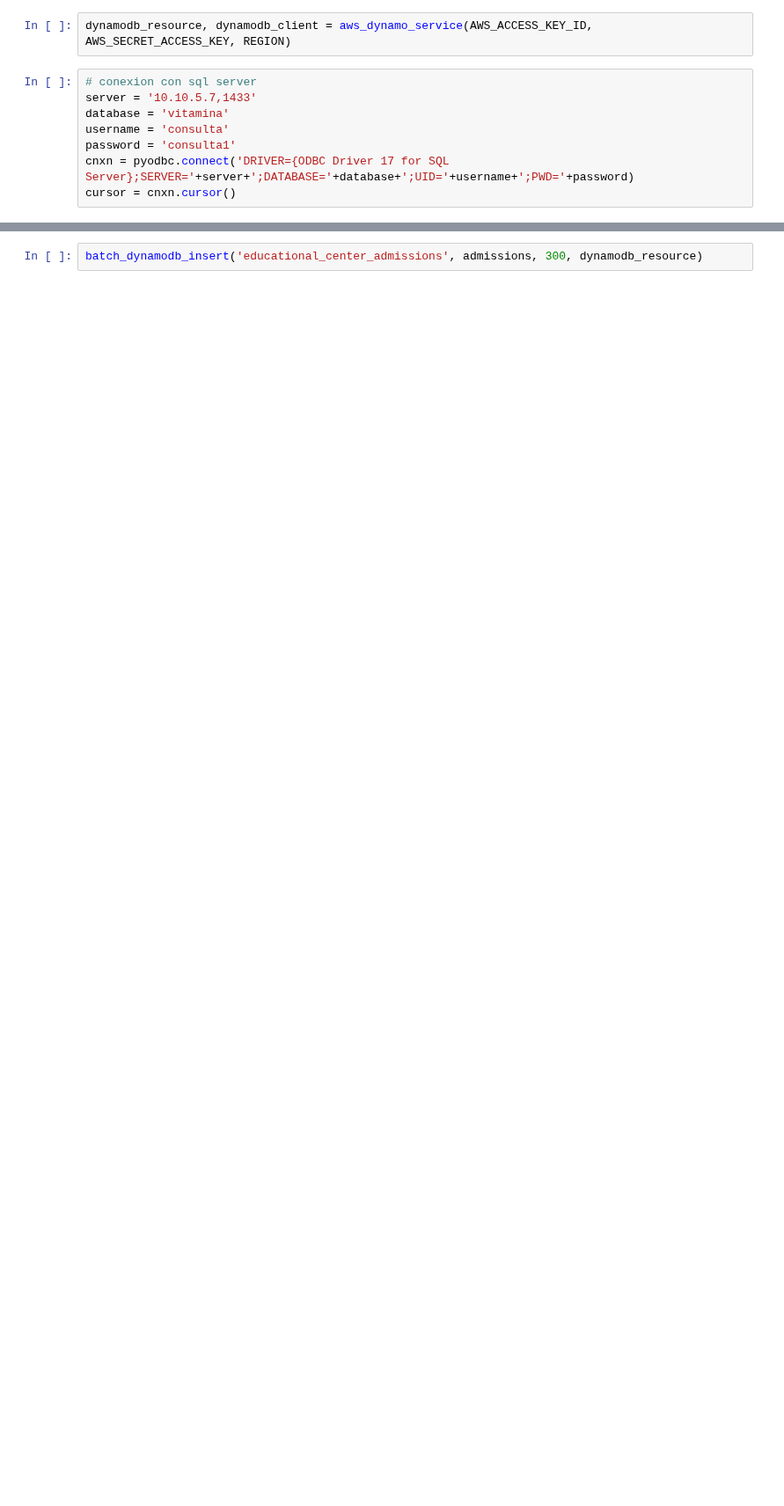
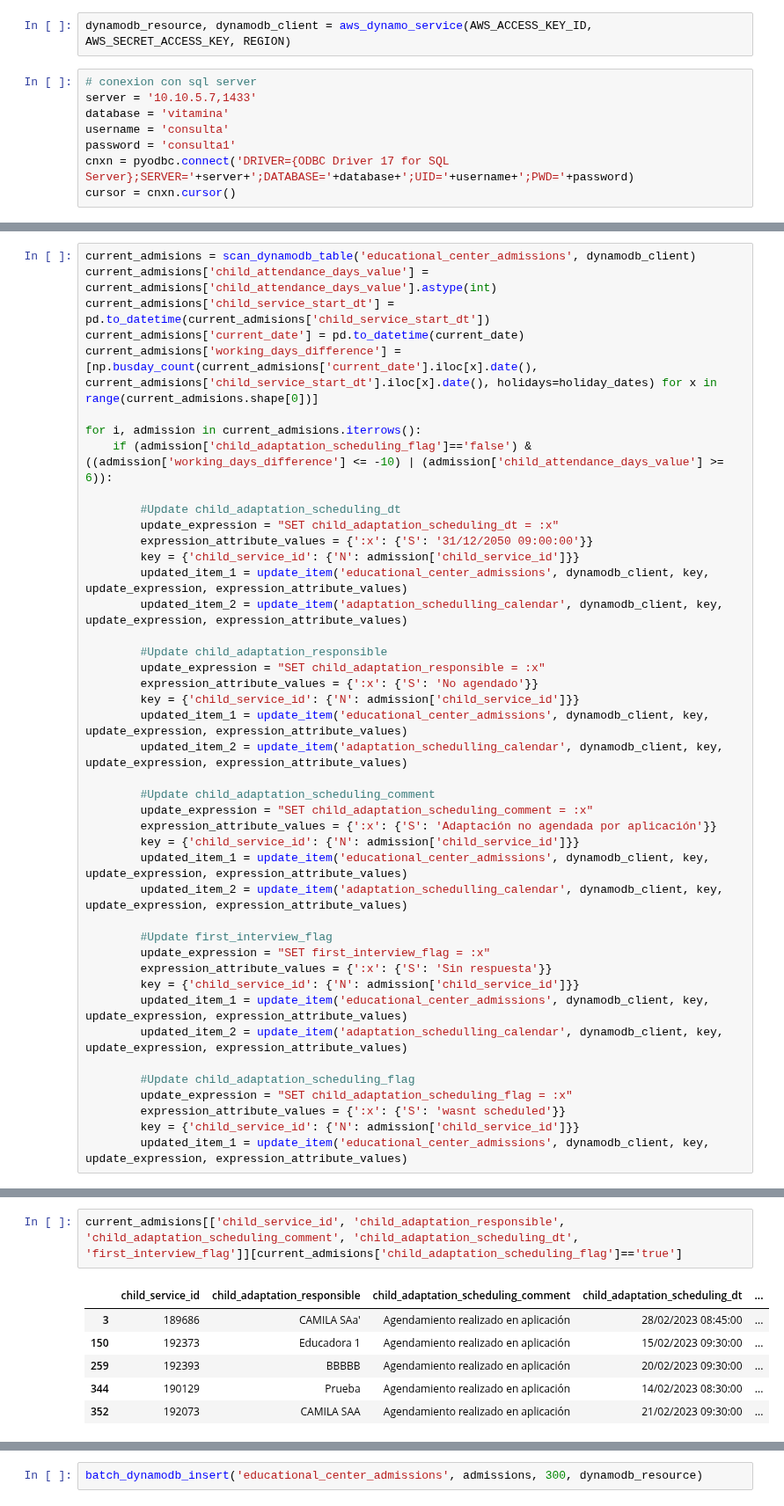
Before and after one commit to felipe-martin/mailchimp-automation, a Jupyter notebook: notebooks/insert_rows_dynamodb.ipynb, the cells around one changed output, grey strips where cells are left out. Shown at 88% size. Drawn from its saved outputs; the diff is of its cells as text; blank space fills up the shorter version.

```diff
--- a/notebooks/insert_rows_dynamodb.ipynb
+++ b/notebooks/insert_rows_dynamodb.ipynb
@@ -268,0 +305,43 @@ print(f"[INFO] //////////// REGISTROS FILTRADOS EXITOSAMENTE. SE SUBIRAN {admiss
+# %%
+current_admisions = scan_dynamodb_table('educational_center_admissions', dynamodb_client)
+current_admisions['child_attendance_days_value'] = current_admisions['child_attendance_days_value'].astype(int)
+current_admisions['child_service_start_dt'] = pd.to_datetime(current_admisions['child_service_start_dt'])
+current_admisions['current_date'] = pd.to_datetime(current_date)
+current_admisions['working_days_difference'] = [np.busday_count(current_admisions['current_date'].iloc[x].date(), current_admisions['child_service_start_dt'].iloc[x].date(), holidays=holiday_dates) for x in range(current_admisions.shape[0])]
+
+for i, admission in current_admisions.iterrows():
+    if (admission['child_adaptation_scheduling_flag']=='false') & ((admission['working_days_difference'] <= -10) | (admission['child_attendance_days_value'] >= 6)):
+
+        #Update child_adaptation_scheduling_dt
+        update_expression = "SET child_adaptation_scheduling_dt = :x"
+        expression_attribute_values = {':x': {'S': '31/12/2050 09:00:00'}}
+        key = {'child_service_id': {'N': admission['child_service_id']}}
+        updated_item_1 = update_item('educational_center_admissions', dynamodb_client, key, update_expression, expression_attribute_values)
+        updated_item_2 = update_item('adaptation_schedulling_calendar', dynamodb_client, key, update_expression, expression_attribute_values)
+
+        #Update child_adaptation_responsible
+        update_expression = "SET child_adaptation_responsible = :x"
+        expression_attribute_values = {':x': {'S': 'No agendado'}}
+        key = {'child_service_id': {'N': admission['child_service_id']}}
+        updated_item_1 = update_item('educational_center_admissions', dynamodb_client, key, update_expression, expression_attribute_values)
+        updated_item_2 = update_item('adaptation_schedulling_calendar', dynamodb_client, key, update_expression, expression_attribute_values)
+
+        #Update child_adaptation_scheduling_comment
+        update_expression = "SET child_adaptation_scheduling_comment = :x"
+        expression_attribute_values = {':x': {'S': 'Adaptación no agendada por aplicación'}}
+        key = {'child_service_id': {'N': admission['child_service_id']}}
+        updated_item_1 = update_item('educational_center_admissions', dynamodb_client, key, update_expression, expression_attribute_values)
+        updated_item_2 = update_item('adaptation_schedulling_calendar', dynamodb_client, key, update_expression, expression_attribute_values)
+
+        #Update first_interview_flag
+        update_expression = "SET first_interview_flag = :x"
+        expression_attribute_values = {':x': {'S': 'Sin respuesta'}}
+        key = {'child_service_id': {'N': admission['child_service_id']}}
+        updated_item_1 = update_item('educational_center_admissions', dynamodb_client, key, update_expression, expression_attribute_values)
+        updated_item_2 = update_item('adaptation_schedulling_calendar', dynamodb_client, key, update_expression, expression_attribute_values)
+
+        #Update child_adaptation_scheduling_flag
+        update_expression = "SET child_adaptation_scheduling_flag = :x"
+        expression_attribute_values = {':x': {'S': 'wasnt scheduled'}}
+        key = {'child_service_id': {'N': admission['child_service_id']}}
+        updated_item_1 = update_item('educational_center_admissions', dynamodb_client, key, update_expression, expression_attribute_values)
@@ -268,0 +366,9 @@ print(f"[INFO] //////////// REGISTROS FILTRADOS EXITOSAMENTE. SE SUBIRAN {admiss
+# %%
+current_admisions[['child_service_id', 'child_adaptation_responsible', 'child_adaptation_scheduling_comment', 'child_adaptation_scheduling_dt', 'first_interview_flag']][current_admisions['child_adaptation_scheduling_flag']=='true']
+# %% [output]
+|  | child_service_id | child_adaptation_responsible | child_adaptation_scheduling_comment | child_adaptation_scheduling_dt | ... |
+| 3 | 189686 | CAMILA SAa' | Agendamiento realizado en aplicación | 28/02/2023 08:45:00 | ... |
+| 150 | 192373 | Educadora 1 | Agendamiento realizado en aplicación | 15/02/2023 09:30:00 | ... |
+| 259 | 192393 | BBBBB | Agendamiento realizado en aplicación | 20/02/2023 09:30:00 | ... |
+| 344 | 190129 | Prueba | Agendamiento realizado en aplicación | 14/02/2023 08:30:00 | ... |
+| 352 | 192073 | CAMILA SAA | Agendamiento realizado en aplicación | 21/02/2023 09:30:00 | ... |
```
Also changed, not shown: parts of 15 cells of this notebook, 4 other files.
